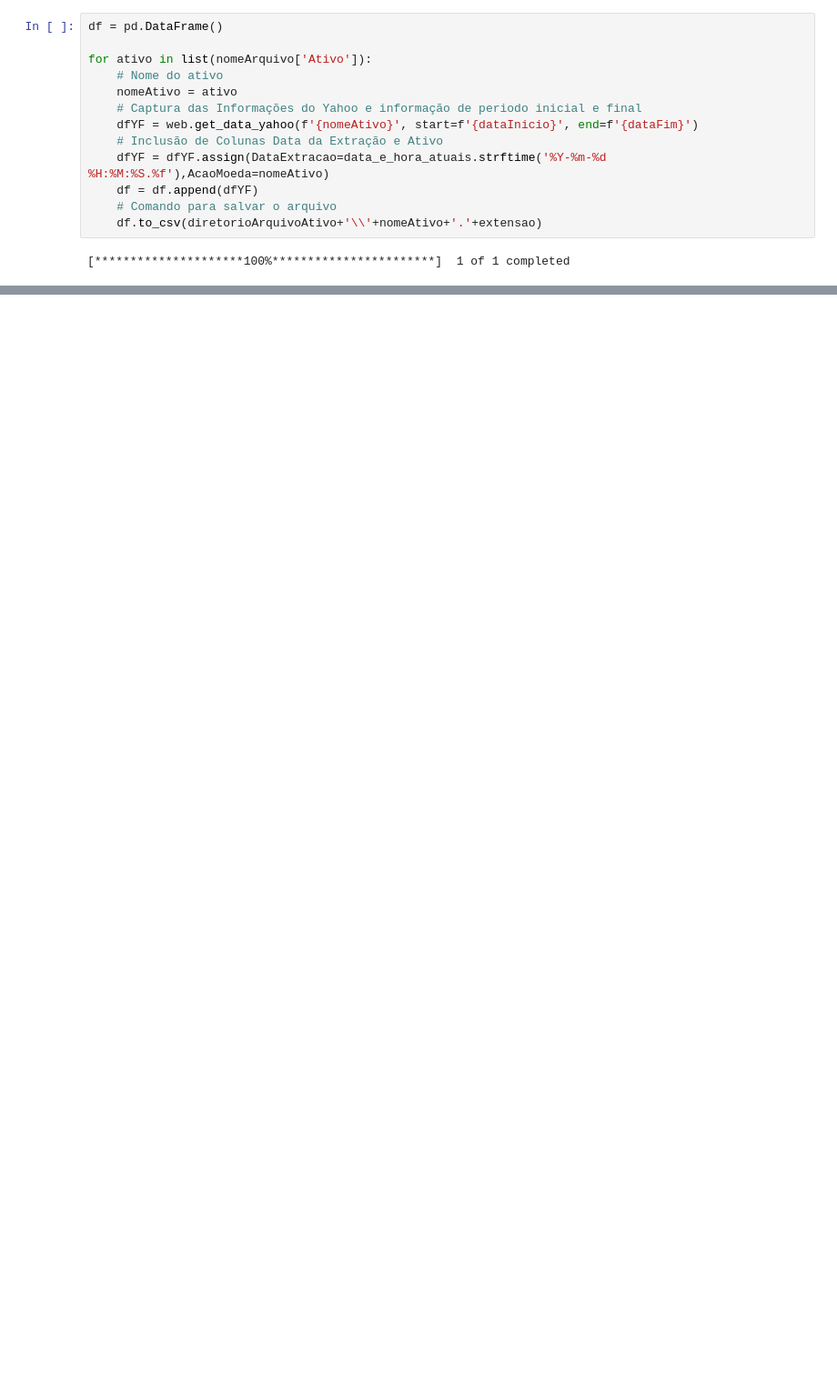
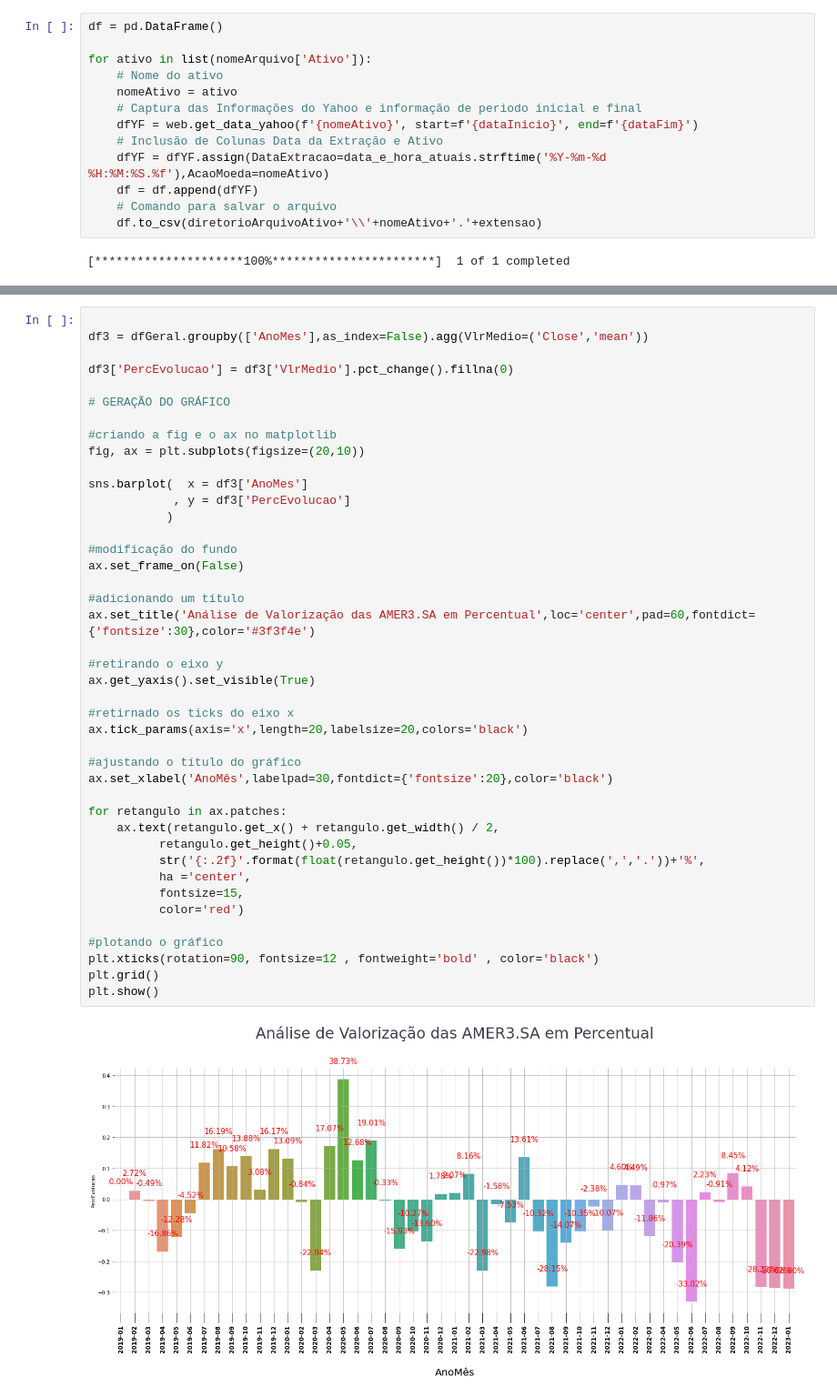
Before and after one commit to dbaassists/Python, a Jupyter notebook: MercadoFinanceiro/Python_Analisando_Mercado_Financeiro_AMER3.SA.ipynb, the cells around one changed output, grey strips where cells are left out. Shown at 91% size. Drawn from its saved outputs; the diff is of its cells as text; blank space fills up the shorter version.

```diff
--- a/MercadoFinanceiro/Python_Analisando_Mercado_Financeiro_AMER3.SA.ipynb
+++ b/MercadoFinanceiro/Python_Analisando_Mercado_Financeiro_AMER3.SA.ipynb
@@ -81,0 +102,44 @@ df2 = pd.read_csv(arquivo)
+# %%
+
+df3 = dfGeral.groupby(['AnoMes'],as_index=False).agg(VlrMedio=('Close','mean'))
+
+df3['PercEvolucao'] = df3['VlrMedio'].pct_change().fillna(0)
+
+# GERAÇÃO DO GRÁFICO
+
+#criando a fig e o ax no matplotlib
+fig, ax = plt.subplots(figsize=(20,10))
+
+sns.barplot(  x = df3['AnoMes']
+            , y = df3['PercEvolucao']
+           )
+
+#modificação do fundo
+ax.set_frame_on(False)
+
+#adicionando um título
+ax.set_title('Análise de Valorização das AMER3.SA em Percentual',loc='center',pad=60,fontdict={'fontsize':30},color='#3f3f4e')
+
+#retirando o eixo y
+ax.get_yaxis().set_visible(True)
+
+#retirnado os ticks do eixo x
+ax.tick_params(axis='x',length=20,labelsize=20,colors='black')
+
+#ajustando o título do gráfico
+ax.set_xlabel('AnoMês',labelpad=30,fontdict={'fontsize':20},color='black')
+
+for retangulo in ax.patches:
+    ax.text(retangulo.get_x() + retangulo.get_width() / 2,
+          retangulo.get_height()+0.05,
+          str('{:.2f}'.format(float(retangulo.get_height())*100).replace(',','.'))+'%',
+          ha ='center',
+          fontsize=15,
+          color='red')
+
+#plotando o gráfico
+plt.xticks(rotation=90, fontsize=12 , fontweight='bold' , color='black')
+plt.grid()
+plt.show()
+# %% [output]
+[figure, added]
```
Also changed, not shown: parts of 15 cells of this notebook.
